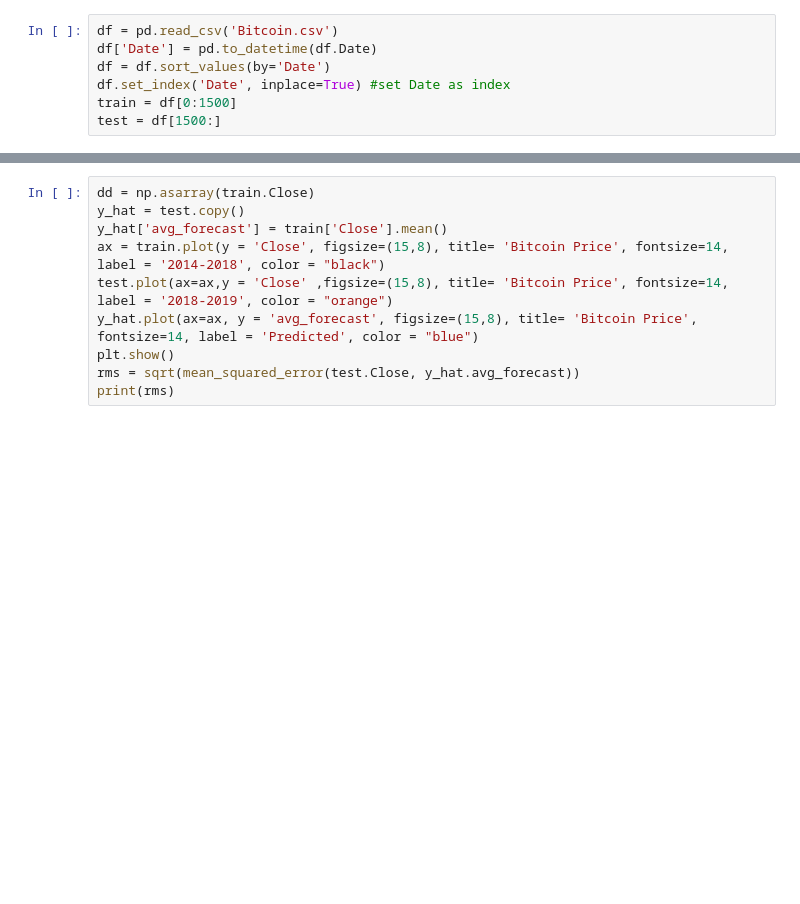
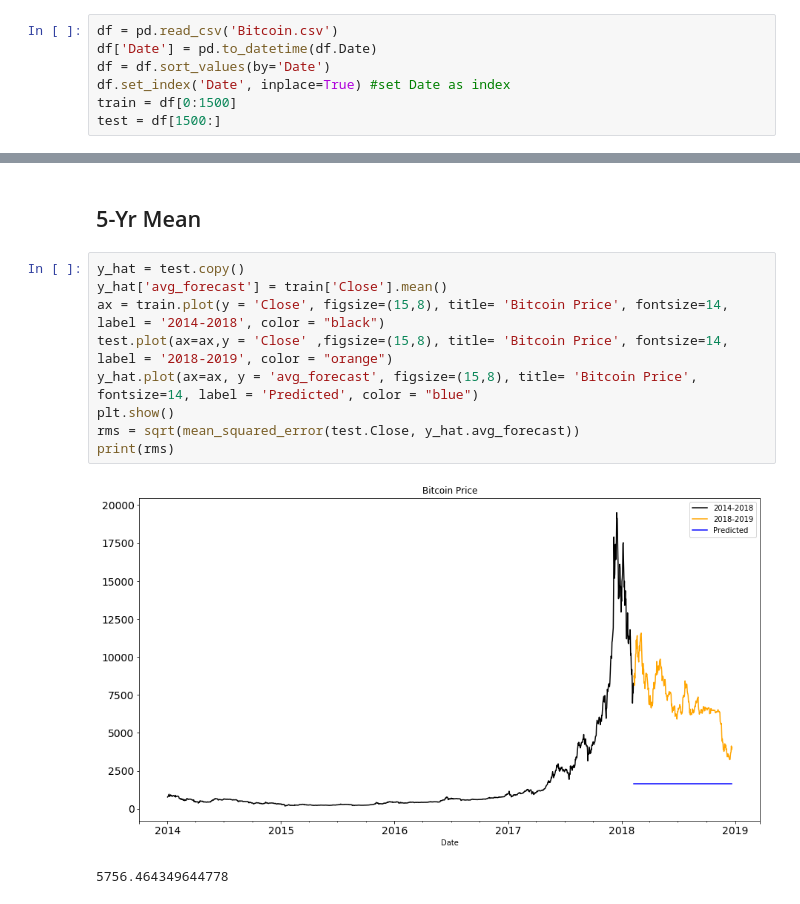
Before and after one commit to dpatl/Crypto, a Jupyter notebook: 2018 Bitcoin Prediction.ipynb, the cells around one changed output, grey strips where cells are left out. Cells and saved outputs as stored; diff of their text form; blank space fills up the shorter version.

```diff
--- a/2018 Bitcoin Prediction.ipynb
+++ b/2018 Bitcoin Prediction.ipynb
@@ -33,10 +44,14 @@ print(rms)
+# %% [markdown]
+## 5-Yr Mean
 # %%
-dd = np.asarray(train.Close)
 y_hat = test.copy()
 y_hat['avg_forecast'] = train['Close'].mean()
 ax = train.plot(y = 'Close', figsize=(15,8), title= 'Bitcoin Price', fontsize=14, label = '2014-2018', color = "black")
 test.plot(ax=ax,y = 'Close' ,figsize=(15,8), title= 'Bitcoin Price', fontsize=14, label = '2018-2019', color = "orange")
 y_hat.plot(ax=ax, y = 'avg_forecast', figsize=(15,8), title= 'Bitcoin Price', fontsize=14, label = 'Predicted', color = "blue")
 plt.show()
 rms = sqrt(mean_squared_error(test.Close, y_hat.avg_forecast))
 print(rms)
+# %% [output]
+[figure, added]
+5756.464349644778
```
Also changed, not shown: parts of 19 cells of this notebook, 2 other files.
